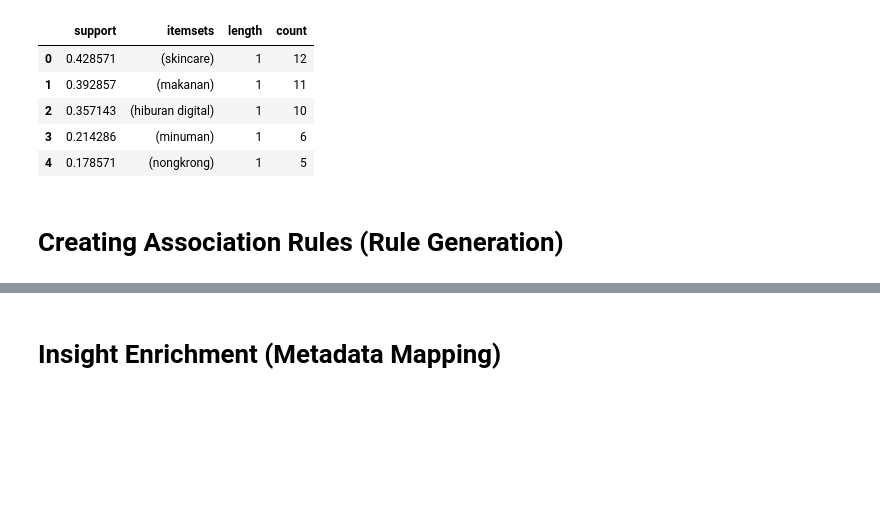
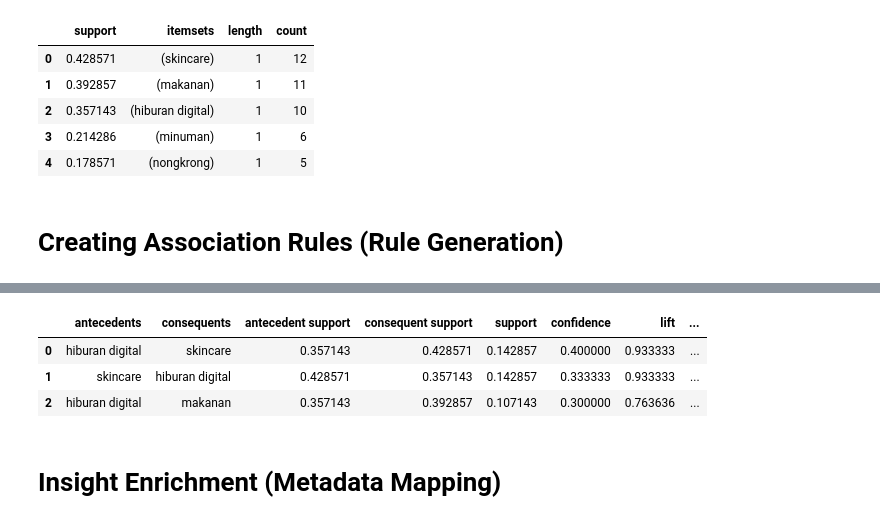
Before and after one commit to michaelasilalahi/DataMining_AssociationRuleLearning_Fp-Growth, a Jupyter notebook: associationRuleLearning_Fp-Growth.ipynb, the cells around one changed output, grey strips where cells are left out. Saved outputs shown, nothing was run; the diff lists cells and outputs as text; code cells hidden in the pictures; blank space fills up the shorter version.

Commit message:
creating association rules

```diff
--- a/associationRuleLearning_Fp-Growth.ipynb
+++ b/associationRuleLearning_Fp-Growth.ipynb
@@ -430,0 +521,7 @@ df_frequentItemsets.head(5)
+# %%
+df_associationRules = generateAssociationRules(
+    df_frequencyItemsets=df_frequentItemsets,
+    min_confidence=0.5,
+    save_to_csv=True,
+    file_name="./data/associationRules.csv",
+)
@@ -431,2 +530,9 @@ df_frequentItemsets.head(5)
+# %%
+df_associationRules.head(5)
+# %% [output]
+|  | antecedents | consequents | antecedent support | consequent support | support | confidence | lift | ... |
+| 0 | hiburan digital | skincare | 0.357143 | 0.428571 | 0.142857 | 0.400000 | 0.933333 | ... |
+| 1 | skincare | hiburan digital | 0.428571 | 0.357143 | 0.142857 | 0.333333 | 0.933333 | ... |
+| 2 | hiburan digital | makanan | 0.357143 | 0.392857 | 0.107143 | 0.300000 | 0.763636 | ... |
 # %% [markdown]
 # Insight Enrichment (Metadata Mapping)
```
Also changed, not shown: parts of 4 cells of this notebook, 2 other files.
